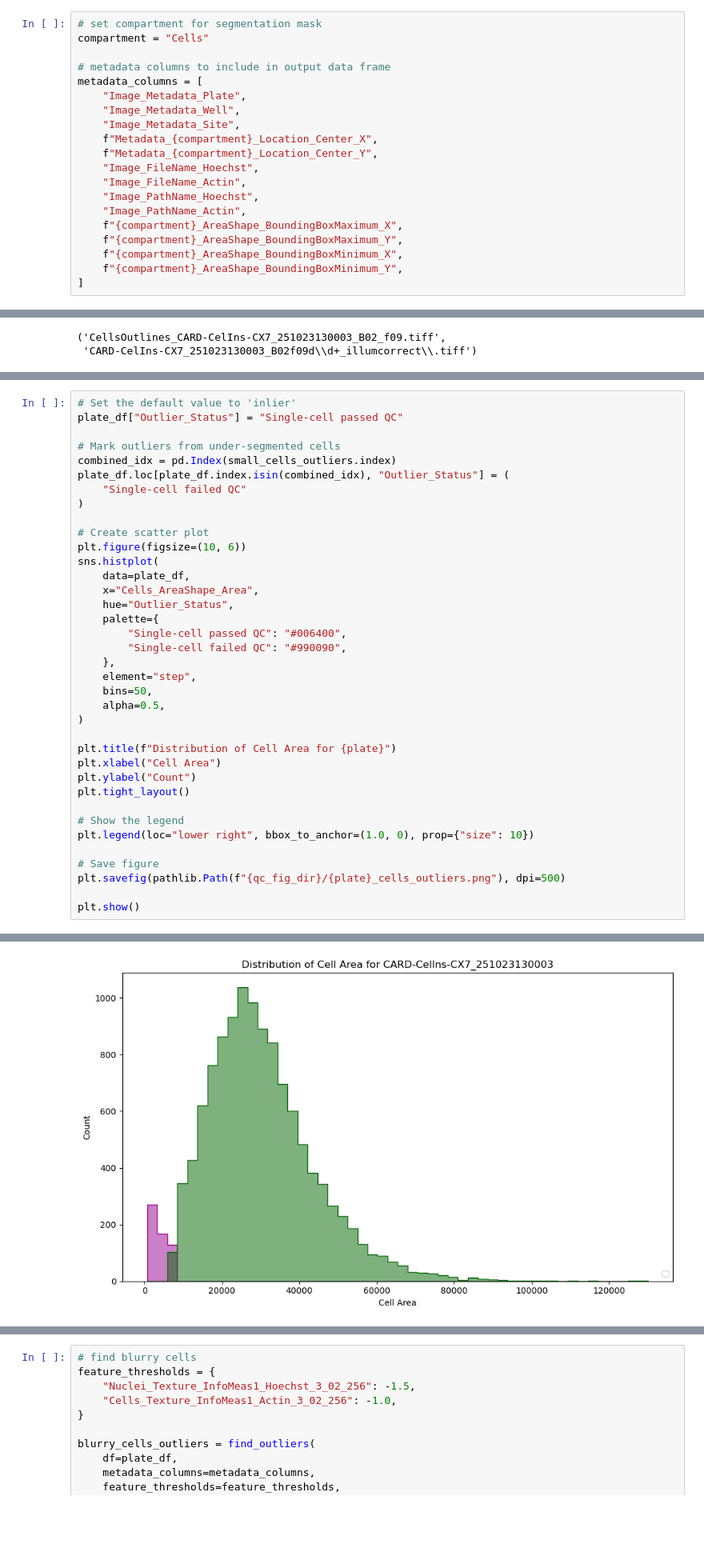
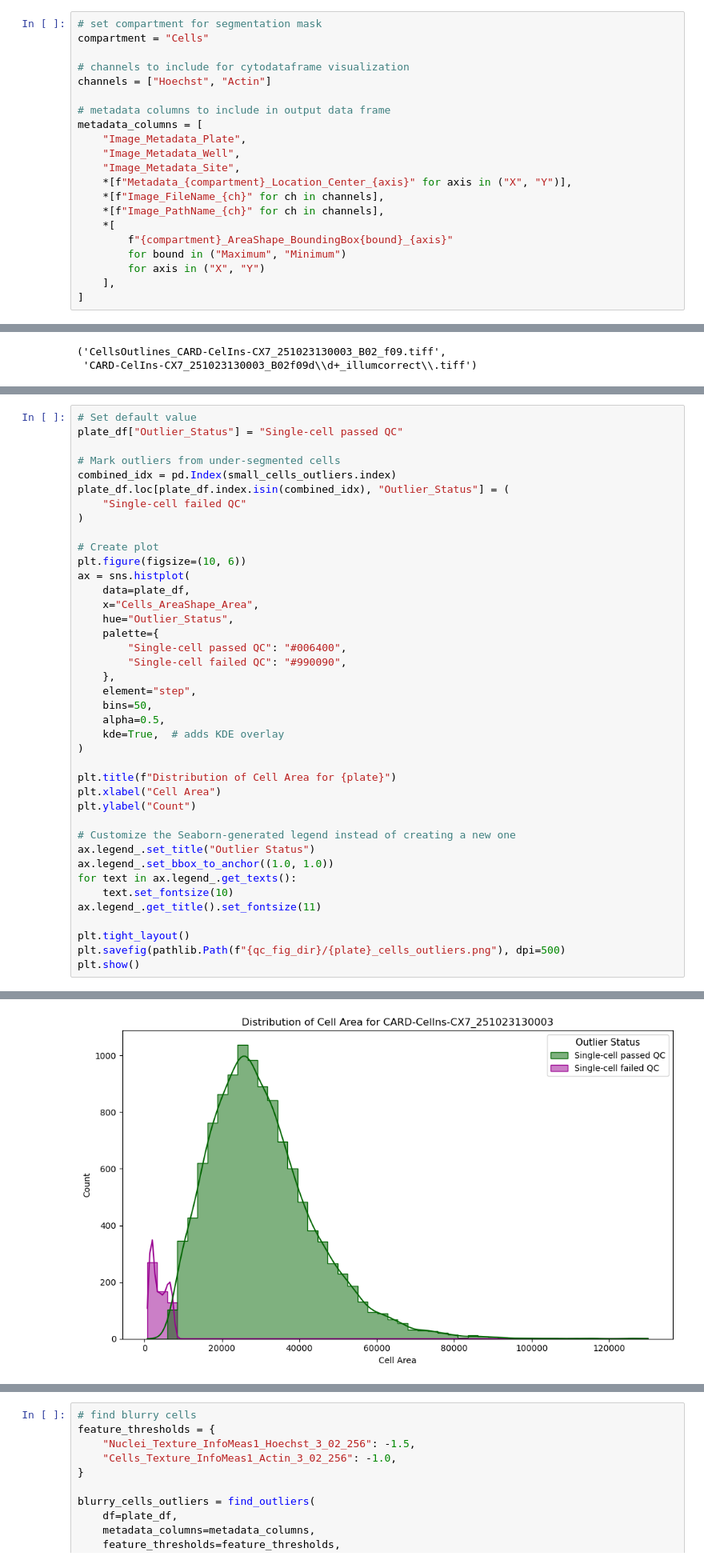
Before and after one commit to WayScience/predicting_cardiac_fibrosis_etiologies, a Jupyter notebook: 3.preprocessing_profiles/1.sc_quality_control.ipynb, the cells around one changed output, grey strips where cells are left out. Shown at 80% size. Saved outputs shown, nothing was run; the diff lists cells and outputs as text; blank space fills up the shorter version.

```diff
--- a/3.preprocessing_profiles/1.sc_quality_control.ipynb
+++ b/3.preprocessing_profiles/1.sc_quality_control.ipynb
@@ -267,22 +253,23 @@ plt.show()
 # %%
 # set compartment for segmentation mask
 compartment = "Cells"
+
+# channels to include for cytodataframe visualization
+channels = ["Hoechst", "Actin"]
 
 # metadata columns to include in output data frame
 metadata_columns = [
     "Image_Metadata_Plate",
     "Image_Metadata_Well",
     "Image_Metadata_Site",
-    f"Metadata_{compartment}_Location_Center_X",
-    f"Metadata_{compartment}_Location_Center_Y",
-    "Image_FileName_Hoechst",
-    "Image_FileName_Actin",
-    "Image_PathName_Hoechst",
-    "Image_PathName_Actin",
-    f"{compartment}_AreaShape_BoundingBoxMaximum_X",
-    f"{compartment}_AreaShape_BoundingBoxMaximum_Y",
-    f"{compartment}_AreaShape_BoundingBoxMinimum_X",
-    f"{compartment}_AreaShape_BoundingBoxMinimum_Y",
+    *[f"Metadata_{compartment}_Location_Center_{axis}" for axis in ("X", "Y")],
+    *[f"Image_FileName_{ch}" for ch in channels],
+    *[f"Image_PathName_{ch}" for ch in channels],
+    *[
+        f"{compartment}_AreaShape_BoundingBox{bound}_{axis}"
+        for bound in ("Maximum", "Minimum")
+        for axis in ("X", "Y")
+    ],
 ]
 # %%
 # create an outline and orig mapping dictionary to map original images to outlines
@@ -358,7 +345,7 @@ Cells_AreaShape_Area Max: 7485.0
 VBox(children=(IntSlider(value=1, continuous_update=False, description='Image adjustment:', style=SliderStyle(…
 [interactive output not drawn]
 # %%
-# Set the default value to 'inlier'
+# Set default value
 plate_df["Outlier_Status"] = "Single-cell passed QC"
 
 # Mark outliers from under-segmented cells
@@ -367,9 +354,9 @@ plate_df.loc[plate_df.index.isin(combined_idx), "Outlier_Status"] = (
     "Single-cell failed QC"
 )
 
-# Create scatter plot
+# Create plot
 plt.figure(figsize=(10, 6))
-sns.histplot(
+ax = sns.histplot(
     data=plate_df,
     x="Cells_AreaShape_Area",
     hue="Outlier_Status",
@@ -380,18 +367,21 @@ sns.histplot(
     element="step",
     bins=50,
     alpha=0.5,
+    kde=True,  # adds KDE overlay
 )
 
 plt.title(f"Distribution of Cell Area for {plate}")
 plt.xlabel("Cell Area")
 plt.ylabel("Count")
+
+# Customize the Seaborn-generated legend instead of creating a new one
+ax.legend_.set_title("Outlier Status")
+ax.legend_.set_bbox_to_anchor((1.0, 1.0))
+for text in ax.legend_.get_texts():
+    text.set_fontsize(10)
+ax.legend_.get_title().set_fontsize(11)
+
 plt.tight_layout()
-
-# Show the legend
-plt.legend(loc="lower right", bbox_to_anchor=(1.0, 0), prop={"size": 10})
-
-# Save figure
 plt.savefig(pathlib.Path(f"{qc_fig_dir}/{plate}_cells_outliers.png"), dpi=500)
-
 plt.show()
 # %% [output]
@@ -399 +388 @@ No artists with labels found to put in legend.  Note that artists whose label st
-[figure, old version]
+[figure, new version]
```
Also changed, not shown: parts of 5 cells of this notebook, 9 other files.
